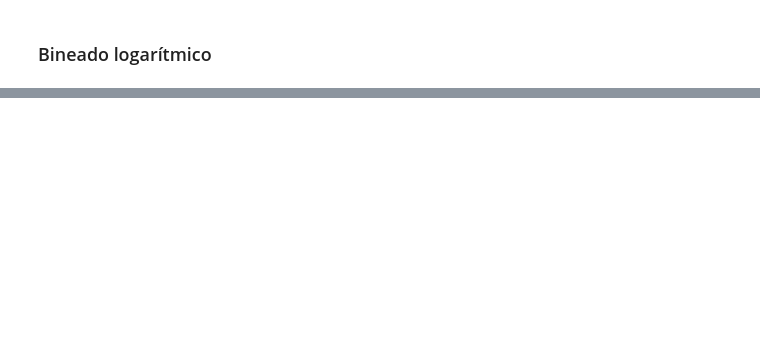
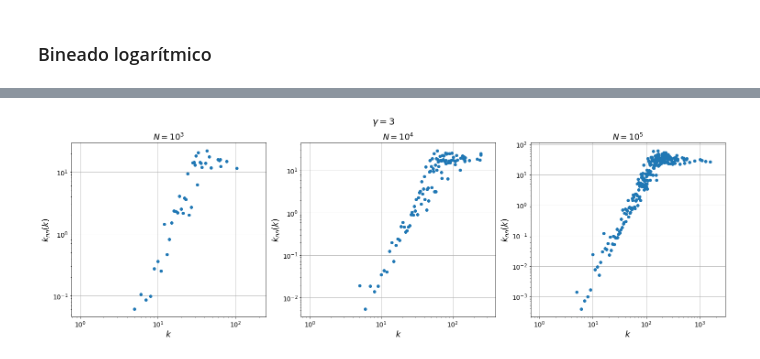
Before and after one commit to nicolasvazquez95/RedesComplejas_famaf, a Jupyter notebook: soluciones/tp3/ejercicio2.ipynb, the cells around one changed output, grey strips where cells are left out. Saved outputs shown, nothing was run; the diff lists cells and outputs as text; code cells hidden in the pictures; blank space fills up the shorter version.

```diff
--- a/soluciones/tp3/ejercicio2.ipynb
+++ b/soluciones/tp3/ejercicio2.ipynb
@@ -188,0 +283,10 @@ plt.tight_layout()
+# %%
+def get_k_list(k_dist): # Esta función devuelve una lista que tiene en el sitio i una lista de los nodos que tienen grado i
+    k_list = []
+    for i in range(max(k_dist)):
+        k_i = []
+        for ii in range(len(k_dist)):
+            if k_dist[ii]==i:
+                k_i.append(ii)
+        k_list.append(k_i)
+    return k_list
@@ -188,0 +360,46 @@ plt.tight_layout()
+# %%
+nl_gamma3_n1000 = build_neighbor_list(gamma_30_n_1000)
+klist_gamma3_n1000 = get_k_list(k_samples[3][1000])
+
+nl_gamma3_n10000 = build_neighbor_list(gamma_30_n_10000)
+klist_gamma3_n10000 = get_k_list(k_samples[3][10000])
+
+nl_gamma3_n100000 = build_neighbor_list(gamma_30_n_100000)
+klist_gamma3_n100000 = get_k_list(k_samples[3][100000])
+# %%
+knn_gamma3_n1000 = []
+for k in range(max(k_samples[3][1000])):
+    knn_gamma3_n1000.append(knn(k,k_samples[3][1000],klist_gamma3_n1000,nl_gamma3_n1000))
+
+knn_gamma3_n10000 = []
+for k in range(max(k_samples[3][10000])):
+    knn_gamma3_n10000.append(knn(k,k_samples[3][10000],klist_gamma3_n10000,nl_gamma3_n10000))
+
+knn_gamma3_n100000 = []
+for k in range(max(k_samples[3][100000])):
+    knn_gamma3_n100000.append(knn(k,k_samples[3][100000],klist_gamma3_n100000,nl_gamma3_n100000))
+
+# Plot
+
+fig,ax = plt.subplots(1,3,figsize=(21,7))
+plt.suptitle('$\\gamma = 3$',size=20)
+
+ax[0].plot(knn_gamma3_n1000,'o')
+ax[0].set_title('$N=10^3$',size=18)
+
+ax[1].plot(knn_gamma3_n10000,'o')
+ax[1].set_title('$N=10^4$',size=18)
+
+ax[2].plot(knn_gamma3_n100000,'o')
+ax[2].set_title('$N=10^5$',size=18)
+
+for ax_ in ax:
+    ax_.set_xscale('log')
+    ax_.set_yscale('log')
+    ax_.set_xlabel('$k$',size=18)
+    ax_.set_ylabel('$k_{nn}(k)$',size=18)
+    ax_.grid()
+
+plt.tight_layout()
+# %% [output]
+[figure, added]
```
Also changed, not shown: parts of 24 cells of this notebook, 9 other files.
